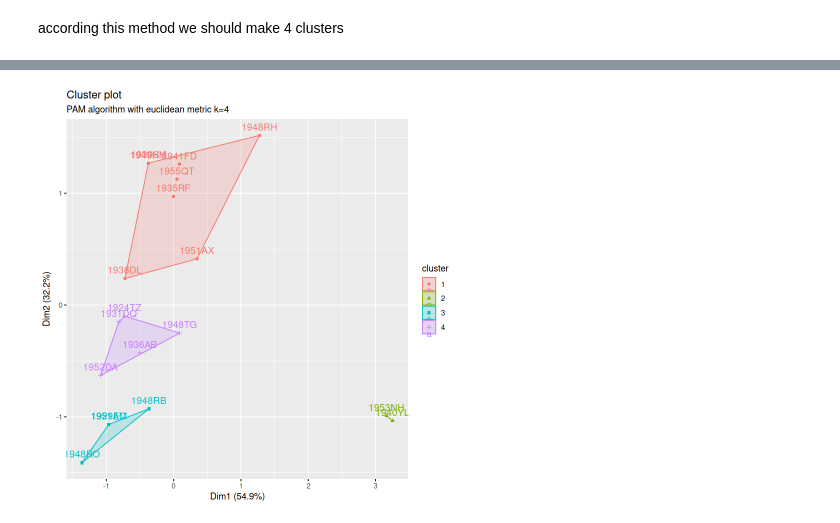
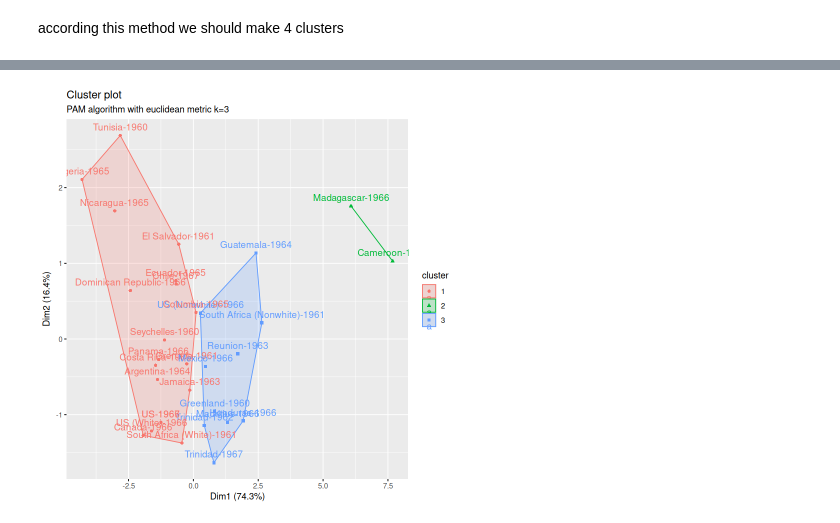
Before and after one commit to Ad04ka/statistics, a Jupyter notebook: statistic/code/cluster_analysis.ipynb, the cells around one changed output, grey strips where cells are left out. Drawn from its saved outputs; the diff is of its cells as text; code cells hidden in the pictures.

```diff
--- a/statistic/code/cluster_analysis.ipynb
+++ b/statistic/code/cluster_analysis.ipynb
@@ -144,0 +349,11 @@ of ggplot2 3.3.4.
+# %%
+read.table('../data/file07.txt',header = TRUE,
+           dec = '.',na.strings = 'NA') -> people
+# build unique label for each data
+row.names(people)<-paste(people$Country,people$Year,sep='-')
+people[-c(1,2)]->people
+
+head(people, 2)
+
+people = process_data(people)
+head(people, 2)
@@ -157,9 +429,9 @@ ERROR: Error: object 'fit' not found
 # %%
 # Compute PAM
-fit = astrodata %>%
-  pam(., k = 4,metric = "euclidean")
+people %>%
+pam(., 3,metric = "manhattan") %>%
 # Visualize
-fviz_cluster(fit)+
-  labs(subtitle = "PAM algorithm with euclidean metric k=4 ")
+fviz_cluster()+
+  labs(subtitle = "PAM algorithm with euclidean metric k=3 ")
 # %% [output]
-[figure, old version]
+[figure, new version]
```
Also changed, not shown: parts of 36 cells of this notebook, 3 other files.
